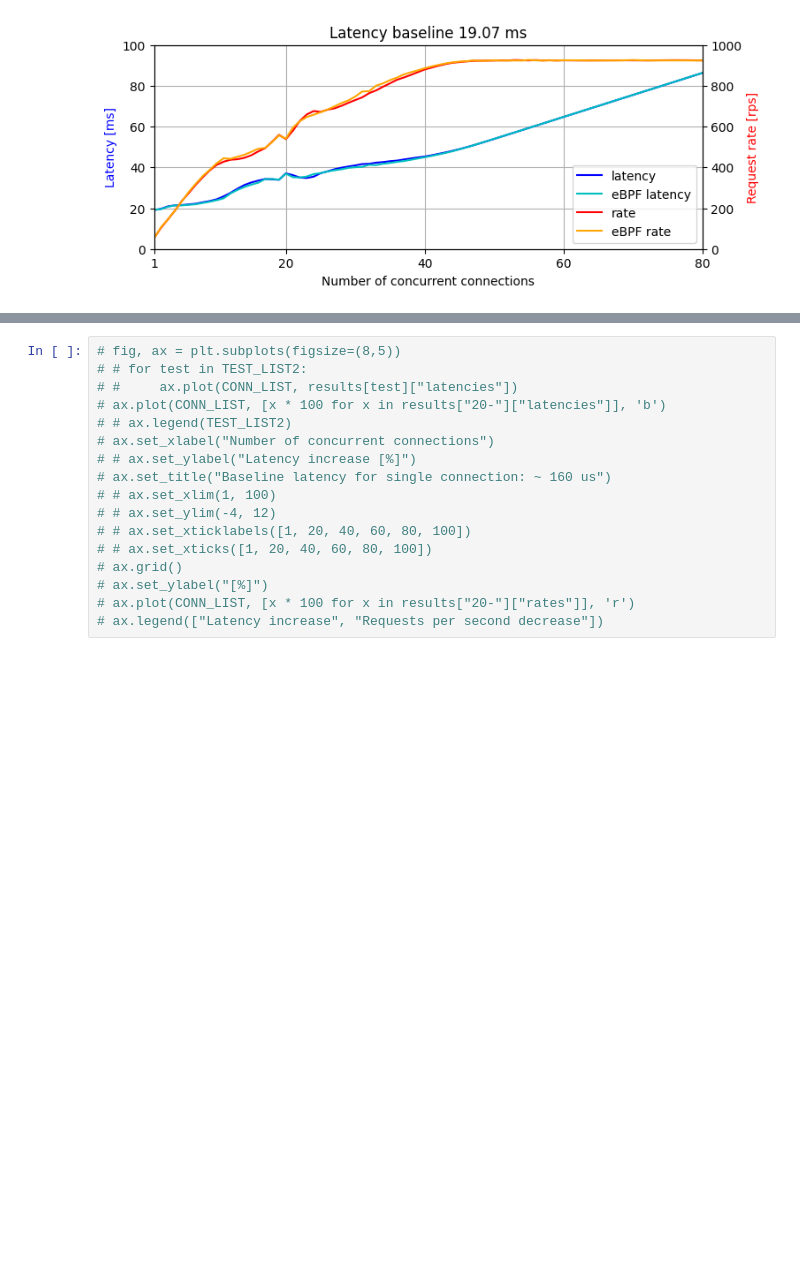
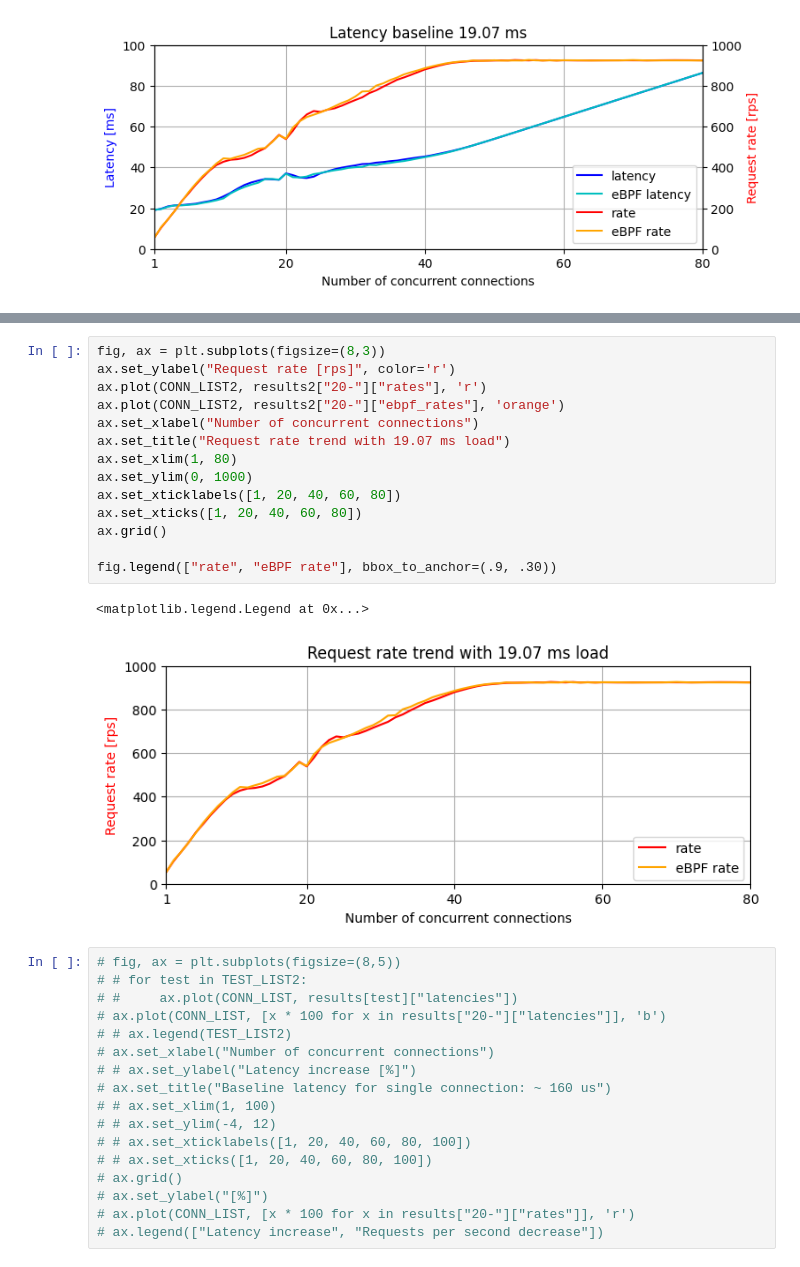
Before and after one commit to giulio-sido/bombardier, a Jupyter notebook: plot_bench.ipynb, the cells around one changed output, grey strips where cells are left out. Drawn from its saved outputs; the diff is of its cells as text; blank space fills up the shorter version.

```diff
--- a/plot_bench.ipynb
+++ b/plot_bench.ipynb
@@ -415,3 +464,20 @@ fig.legend(["latency", "eBPF latency", "rate", "eBPF rate"], bbox_to_anchor=(.9,
+# %%
+fig, ax = plt.subplots(figsize=(8,3))
+ax.set_ylabel("Request rate [rps]", color='r')
+ax.plot(CONN_LIST2, results2["20-"]["rates"], 'r')
+ax.plot(CONN_LIST2, results2["20-"]["ebpf_rates"], 'orange')
+ax.set_xlabel("Number of concurrent connections")
+ax.set_title("Request rate trend with 19.07 ms load")
+ax.set_xlim(1, 80)
+ax.set_ylim(0, 1000)
+ax.set_xticklabels([1, 20, 40, 60, 80])
+ax.set_xticks([1, 20, 40, 60, 80])
+ax.grid()
+
+fig.legend(["rate", "eBPF rate"], bbox_to_anchor=(.9, .30))
+# %% [output]
+<matplotlib.legend.Legend at 0x...>
+[figure, added]
 # %%
 # fig, ax = plt.subplots(figsize=(8,5))
 # # for test in TEST_LIST2:
```
Also changed, not shown: parts of 10 cells of this notebook.
